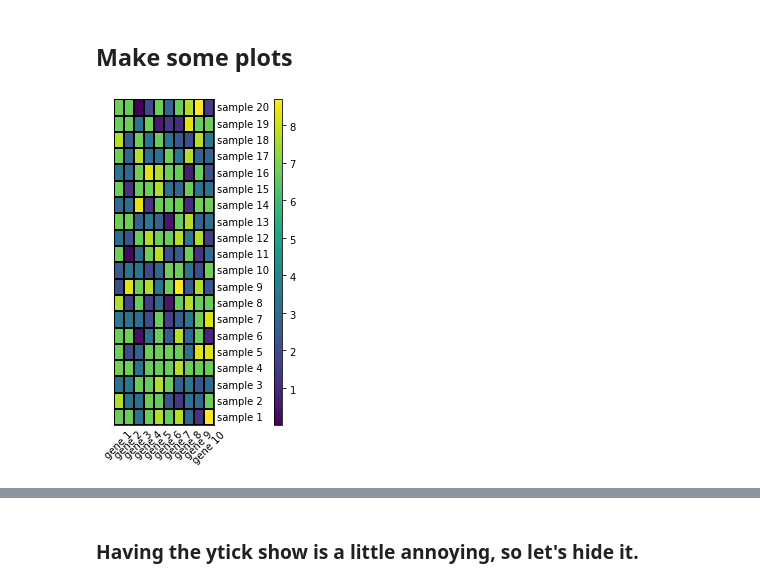
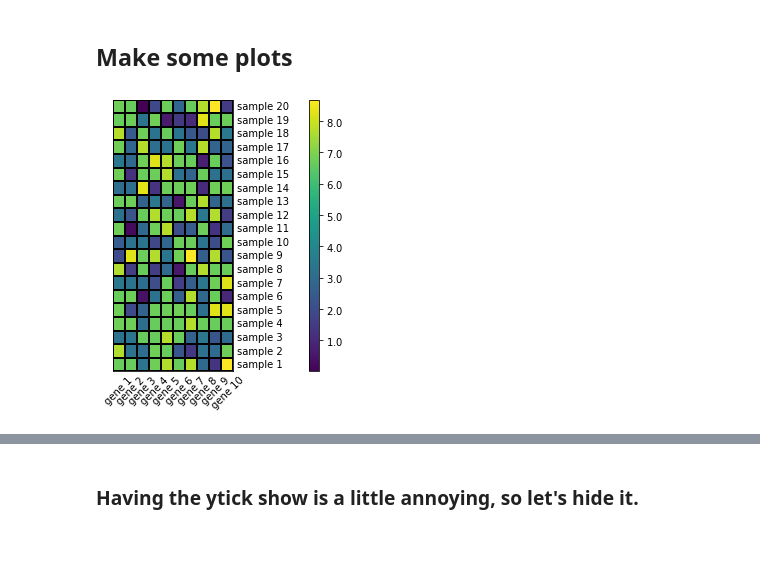
Before and after one commit to xuesoso/nheatmap, a Jupyter notebook: tutorial.ipynb, the cells around one changed output, grey strips where cells are left out. Drawn from its saved outputs; the diff is of its cells as text; code cells hidden in the pictures; blank space fills up the shorter version.

```diff
--- a/tutorial.ipynb
+++ b/tutorial.ipynb
@@ -72,10 +72,10 @@ cmaps={'cell cluster':'Paired', 'PC1':'RdYlGn', 'gene cluster':'inferno',
 # %% [markdown]
 ## Make some plots
 # %%
-g = nhm(data=dfsmall)
+g = nhm(data=dfsmall, figsize=(6, 5))
 fig, plots = g.run()
 # %% [output]
-[figure, old version]
+[figure, new version]
 # %%
 g = nhm(data=dfsmall, dfr=dfrsmall, dfc=dfcsmall, figsize=(6, 6), linewidths=0, cmaps=cmaps)
 fig, plots = g.run()
```
Also changed, not shown: parts of 6 cells of this notebook, 2 other files.
